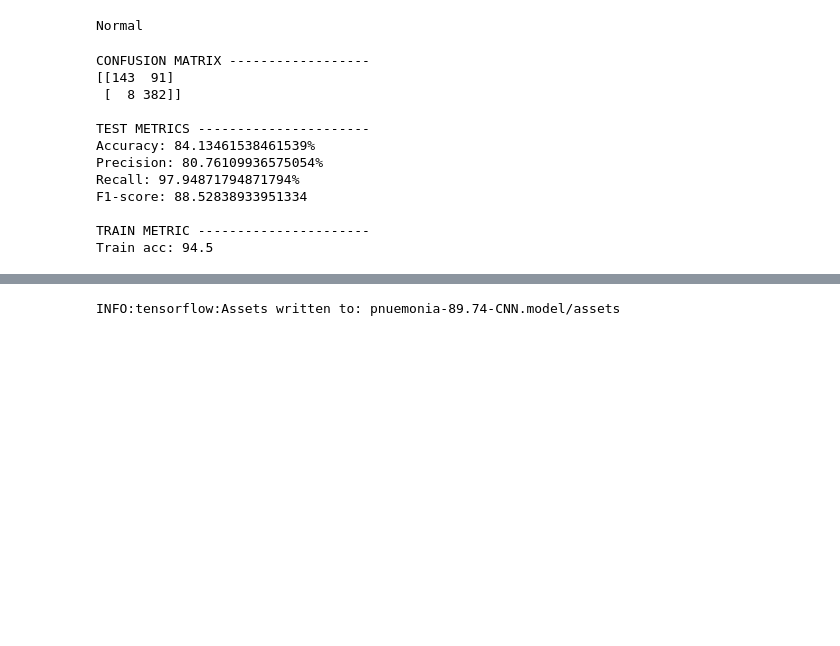
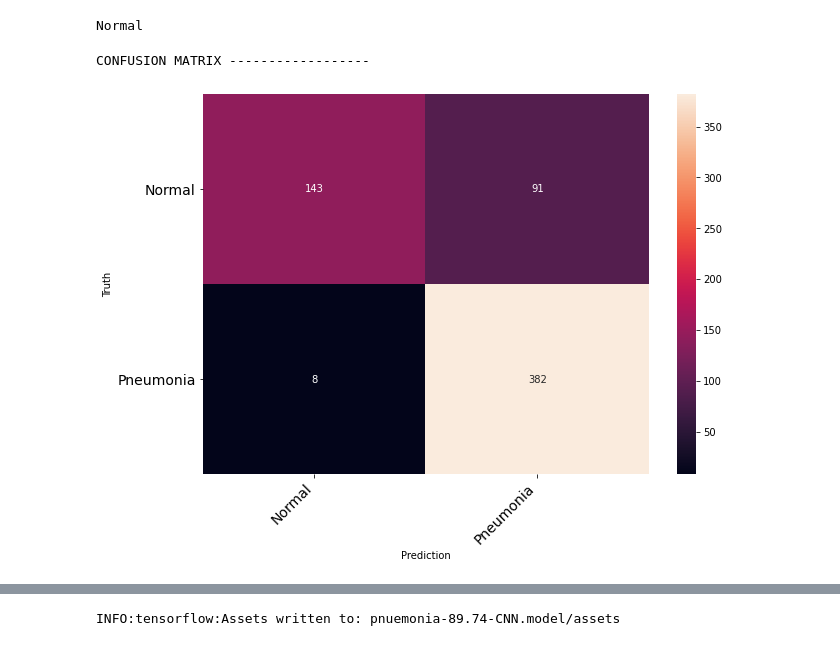
Before and after one commit to kamaltejag/cnn-for-pneumonia-detection, a Jupyter notebook: Pneumonia_Detection_CNN.ipynb, the cells around one changed output, grey strips where cells are left out. Drawn from its saved outputs; the diff is of its cells as text; code cells hidden in the pictures; blank space fills up the shorter version.

```diff
--- a/Pneumonia_Detection_CNN.ipynb
+++ b/Pneumonia_Detection_CNN.ipynb
@@ -145,55 +145,52 @@ else:
 print(prediction)
 # %% [output]
 Normal
+# %%
+def print_confusion_matrix(confusion_matrix, class_names, figsize = (10,7), fontsize=14):
+    df_cm = pd.DataFrame(
+        confusion_matrix, index=class_names, columns=class_names,
+    )
+    fig = plt.figure(figsize=figsize)
+    try:
+        heatmap = sns.heatmap(df_cm, annot=True, fmt="d")
+    except ValueError:
+        raise ValueError("Confusion matrix values must be integers.")
+    heatmap.yaxis.set_ticklabels(heatmap.yaxis.get_ticklabels(), rotation=0, ha='right', fontsize=fontsize)
+    heatmap.xaxis.set_ticklabels(heatmap.xaxis.get_ticklabels(), rotation=45, ha='right', fontsize=fontsize)
+    plt.ylabel('Truth')
+    plt.xlabel('Prediction')
 # %%
 test_data = []
 test_labels = []
 for cond in ['/NORMAL/', '/PNEUMONIA/']:
         for img in (os.listdir(input_path + 'test' + cond)):
             img = plt.imread(input_path+'test'+cond+img)
             img = cv2.resize(img, (img_dims, img_dims))
             img = np.dstack([img, img, img])
             img = img.astype('float32') / 255
             if cond=='/NORMAL/':
                 label = 0
             elif cond=='/PNEUMONIA/':
                 label = 1
             test_data.append(img)
             test_labels.append(label)
 
 test_data = np.array(test_data)
 test_labels = np.array(test_labels)
-from sklearn.metrics import accuracy_score, confusion_matrix
+
+from sklearn.metrics import accuracy_score, confusion_matrix, classification_report
+from matplotlib import pyplot as plt
+import pandas as pd
+import seaborn as sns
 
 preds = classifier.predict(test_data)
 
 acc = accuracy_score(test_labels, np.round(preds))*100
 cm = confusion_matrix(test_labels, np.round(preds))
 tn, fp, fn, tp = cm.ravel()
 
 print('CONFUSION MATRIX ------------------')
-print(cm)
-
-print('\nTEST METRICS ----------------------')
-precision = tp/(tp+fp)*100
-recall = tp/(tp+fn)*100
-print('Accuracy: {}%'.format(acc))
-print('Precision: {}%'.format(precision))
-print('Recall: {}%'.format(recall))
-print('F1-score: {}'.format(2*precision*recall/(precision+recall)))
-
-print('\nTRAIN METRIC ----------------------')
-print('Train acc: {}'.format(np.round((hist.history['accuracy'][-1])*100, 2)))
+print_confusion_matrix(cm, ["Normal","Pneumonia"])
 # %% [output]
 CONFUSION MATRIX ------------------
-[[143  91]
- [  8 382]]
-
-TEST METRICS ----------------------
-Accuracy: 84.13461538461539%
-Precision: 80.76109936575054%
-Recall: 97.94871794871794%
-F1-score: 88.52838933951334
-
-TRAIN METRIC ----------------------
-Train acc: 94.5
+[figure, added]
```
Also changed, not shown: parts of 1 cell of this notebook.
